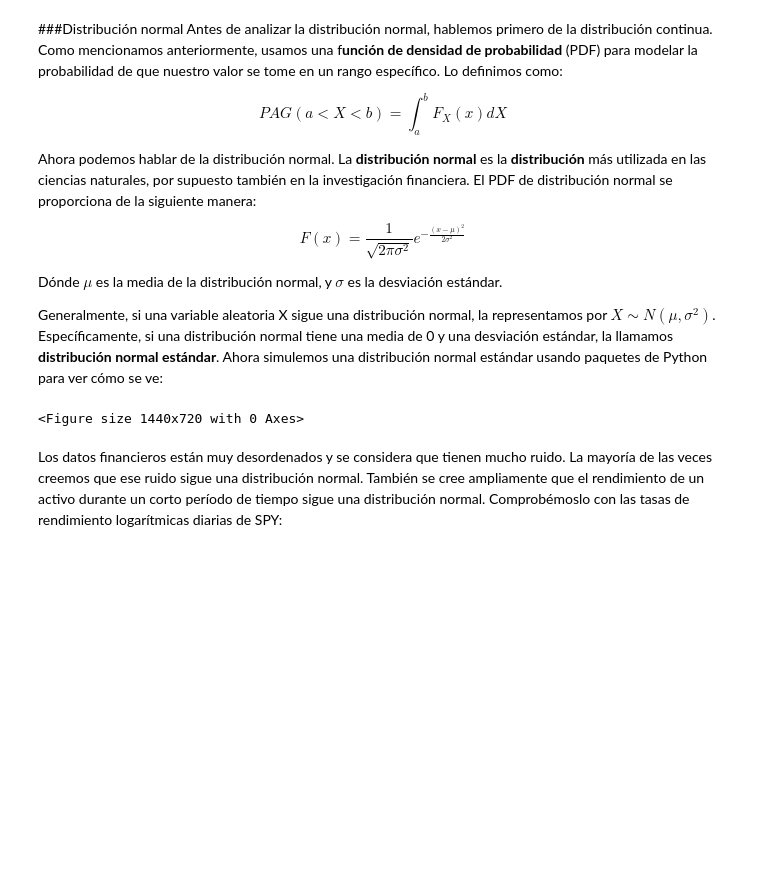
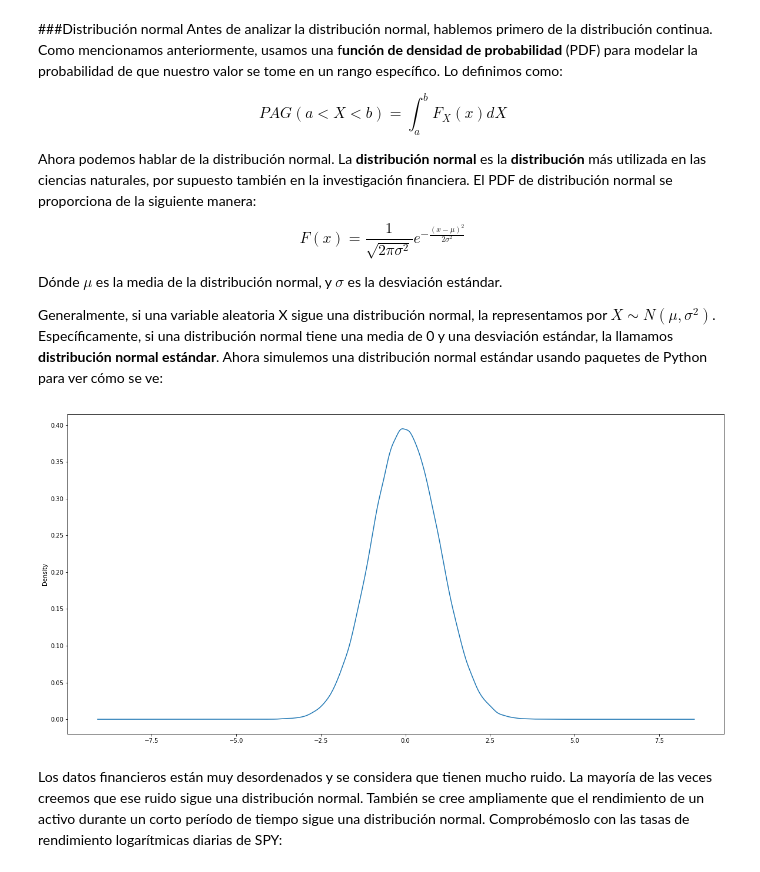
Before and after one commit to gapuentesr/MetNumUN2021I, a Jupyter notebook: Lab4/gapuentesrtutorial7.ipynb, the cells around one changed output. Saved outputs shown, nothing was run; the diff lists cells and outputs as text; code cells hidden in the pictures; blank space fills up the shorter version.

```diff
--- a/Lab4/gapuentesrtutorial7.ipynb
+++ b/Lab4/gapuentesrtutorial7.ipynb
@@ -170,11 +170,13 @@ Dónde $\mu$ es la media de la distribución normal, y $\sigma$ es la desviació
 
 Generalmente, si una variable aleatoria X sigue una distribución normal, la representamos por $X∼ N( \mu ,\sigma^2)$. Específicamente, si una distribución normal tiene una media de 0 y una desviación estándar, la llamamos **distribución normal estándar**. Ahora simulemos una distribución normal estándar usando paquetes de Python para ver cómo se ve:
 # %%
+norm = pd.Series(np.random.normal(0,1,100000))
+type(norm)
 plt.figure(figsize = (20,10))
-#norm.plot.density()
+norm.plot.density()
 plt.show()
 # %% [output]
-<Figure size 1440x720 with 0 Axes>
+[figure, added]
 # %% [markdown]
 Los datos financieros están muy desordenados y se considera que tienen mucho ruido. La mayoría de las veces creemos que ese ruido sigue una distribución normal. También se cree ampliamente que el rendimiento de un activo durante un corto período de tiempo sigue una distribución normal. Comprobémoslo con las tasas de rendimiento logarítmicas diarias de SPY:
 # %%
```
